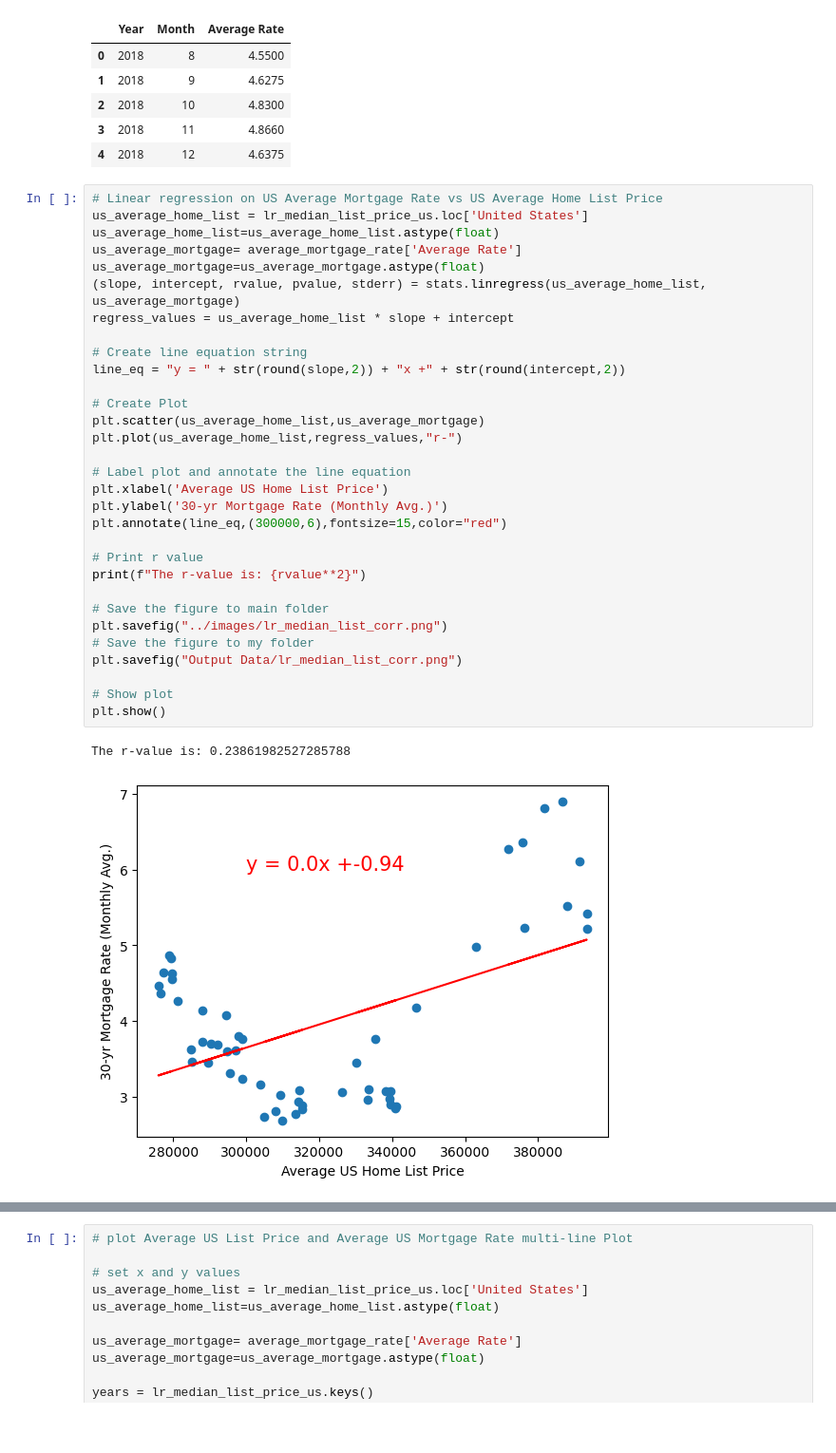
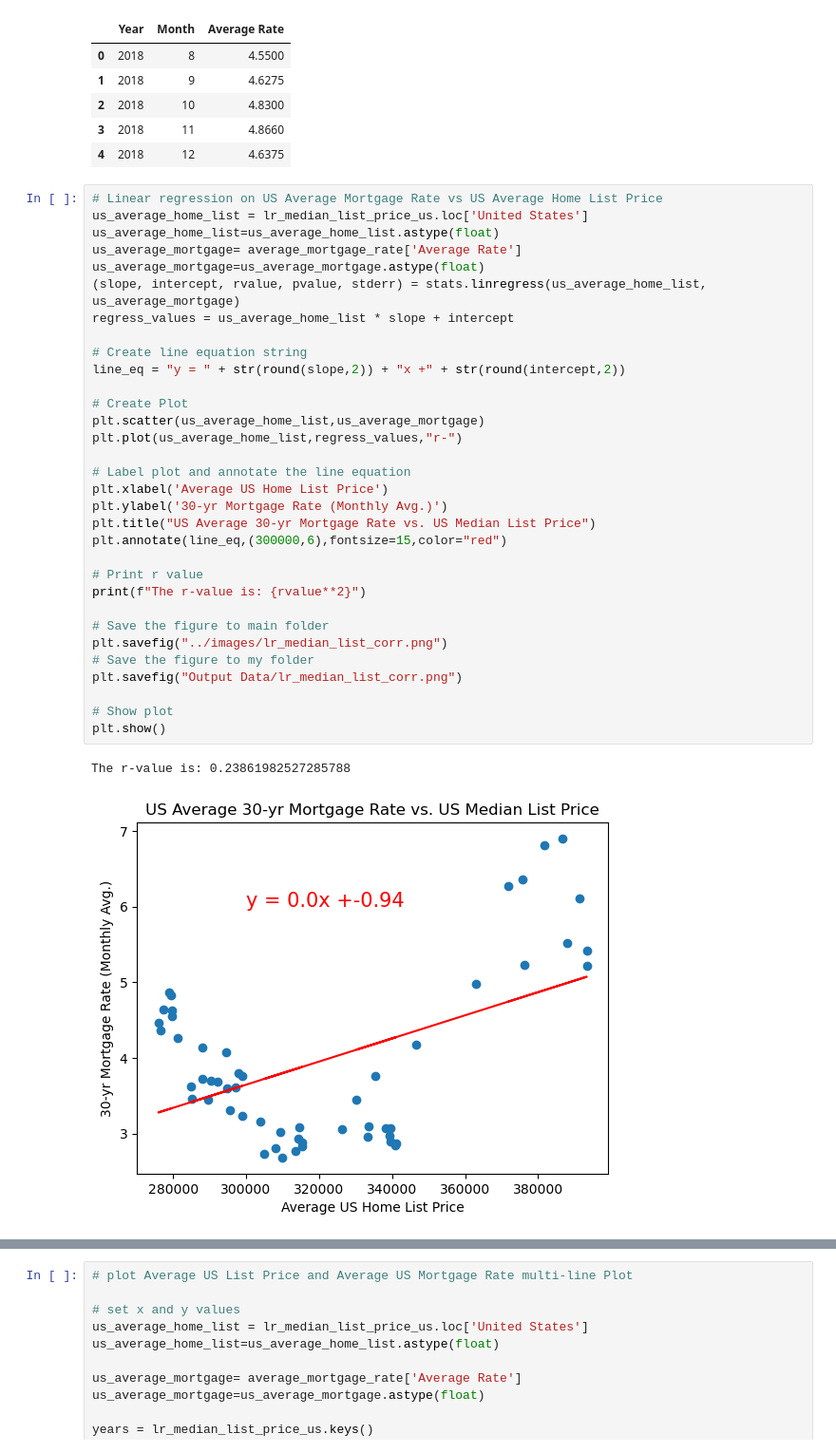
Before and after one commit to ceramicbull/Project-1-Repo, a Jupyter notebook: leighas_analysis/Project_One.ipynb, the cells around one changed output, grey strips where cells are left out. Shown at 95% size. Cells and saved outputs as stored; diff of their text form; blank space fills up the shorter version.

```diff
--- a/leighas_analysis/Project_One.ipynb
+++ b/leighas_analysis/Project_One.ipynb
@@ -81,31 +82,32 @@ us_average_home_list = lr_median_list_price_us.loc['United States']
 us_average_home_list=us_average_home_list.astype(float)
 us_average_mortgage= average_mortgage_rate['Average Rate']
 us_average_mortgage=us_average_mortgage.astype(float)
 (slope, intercept, rvalue, pvalue, stderr) = stats.linregress(us_average_home_list, us_average_mortgage)
 regress_values = us_average_home_list * slope + intercept
 
 # Create line equation string
 line_eq = "y = " + str(round(slope,2)) + "x +" + str(round(intercept,2))
 
 # Create Plot
 plt.scatter(us_average_home_list,us_average_mortgage)
 plt.plot(us_average_home_list,regress_values,"r-")
 
 # Label plot and annotate the line equation
 plt.xlabel('Average US Home List Price')
 plt.ylabel('30-yr Mortgage Rate (Monthly Avg.)')
+plt.title("US Average 30-yr Mortgage Rate vs. US Median List Price")
 plt.annotate(line_eq,(300000,6),fontsize=15,color="red")
 
 # Print r value
 print(f"The r-value is: {rvalue**2}")
 
 # Save the figure to main folder
 plt.savefig("../images/lr_median_list_corr.png")
 # Save the figure to my folder
 plt.savefig("Output Data/lr_median_list_corr.png")
 
 # Show plot
 plt.show()
 # %% [output]
 The r-value is: 0.23861982527285788
-[figure, old version]
+[figure, new version]
```
Also changed, not shown: parts of 7 cells of this notebook, 9 other files.
